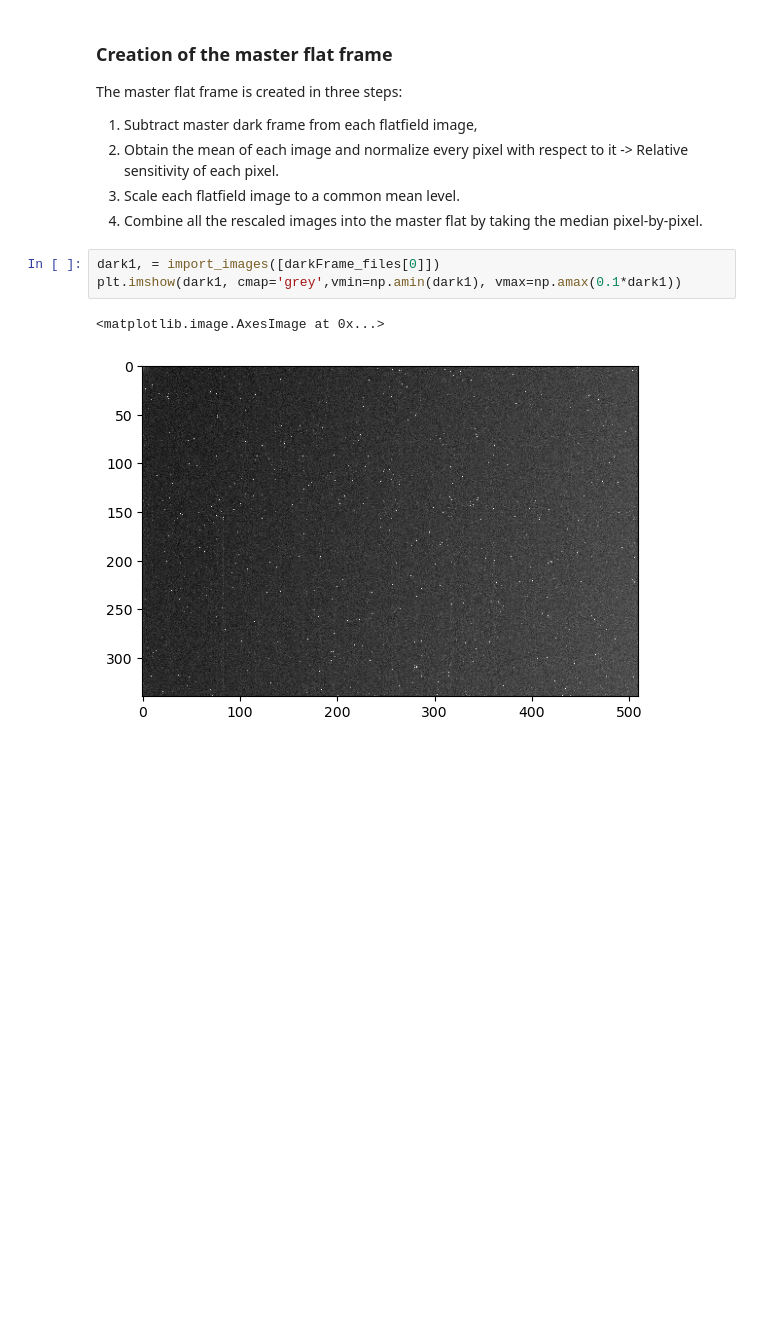
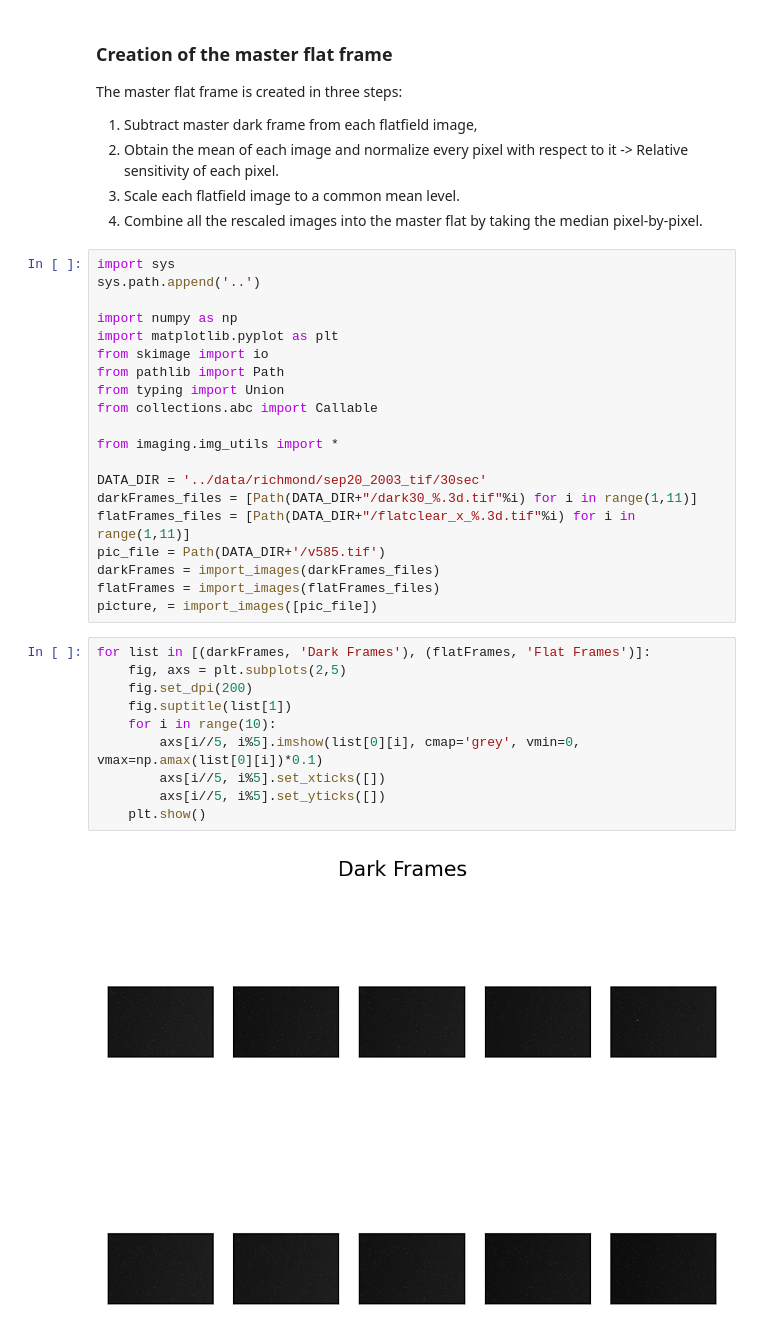
Before and after one commit to odroseroc/ct_reconstruction_project, a Jupyter notebook: notebooks/calibration_algorithms.ipynb, the cells around one changed output. Drawn from its saved outputs; the diff is of its cells as text; blank space fills up the shorter version.

```diff
--- a/notebooks/calibration_algorithms.ipynb
+++ b/notebooks/calibration_algorithms.ipynb
@@ -158,9 +149,35 @@ The master flat frame is created in three steps:
 2. Obtain the mean of each image and normalize every pixel with respect to it -> Relative sensitivity of each pixel.
 3. Scale each flatfield image to a common mean level.
 4. Combine all the rescaled images into the master flat by taking the median pixel-by-pixel.
+# %%
+import sys
+sys.path.append('..')
+
+import numpy as np
+import matplotlib.pyplot as plt
+from skimage import io
+from pathlib import Path
+from typing import Union
+from collections.abc import Callable
+
+from imaging.img_utils import *
+
+DATA_DIR = '../data/richmond/sep20_2003_tif/30sec'
+darkFrames_files = [Path(DATA_DIR+"/dark30_%.3d.tif"%i) for i in range(1,11)]
+flatFrames_files = [Path(DATA_DIR+"/flatclear_x_%.3d.tif"%i) for i in range(1,11)]
+pic_file = Path(DATA_DIR+'/v585.tif')
+darkFrames = import_images(darkFrames_files)
+flatFrames = import_images(flatFrames_files)
+picture, = import_images([pic_file])
 # %%
-dark1, = import_images([darkFrame_files[0]])
-plt.imshow(dark1, cmap='grey',vmin=np.amin(dark1), vmax=np.amax(0.1*dark1))
+for list in [(darkFrames, 'Dark Frames'), (flatFrames, 'Flat Frames')]:
+    fig, axs = plt.subplots(2,5)
+    fig.set_dpi(200)
+    fig.suptitle(list[1])
+    for i in range(10):
+        axs[i//5, i%5].imshow(list[0][i], cmap='grey', vmin=0, vmax=np.amax(list[0][i])*0.1)
+        axs[i//5, i%5].set_xticks([])
+        axs[i//5, i%5].set_yticks([])
+    plt.show()
 # %% [output]
-<matplotlib.image.AxesImage at 0x...>
-[figure, old version]
+[figure, new version]
```
Also changed, not shown: parts of 12 cells of this notebook, 45 other files.
